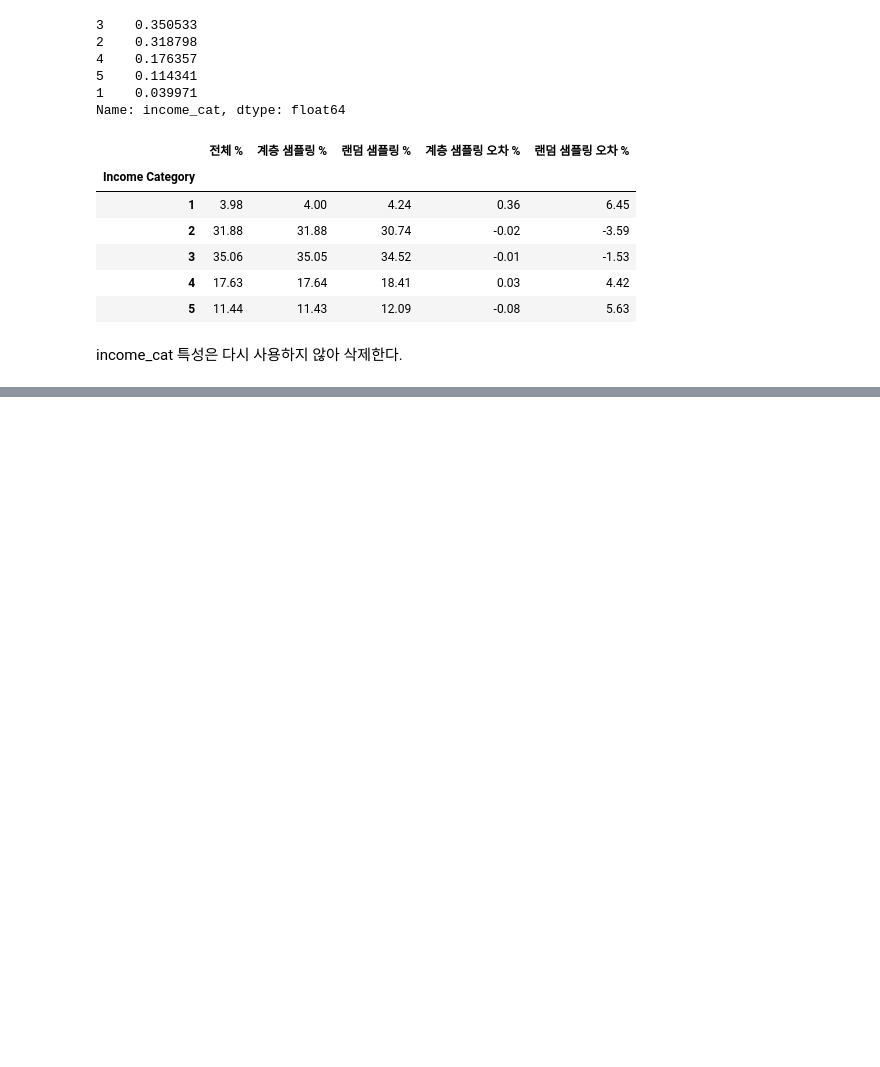
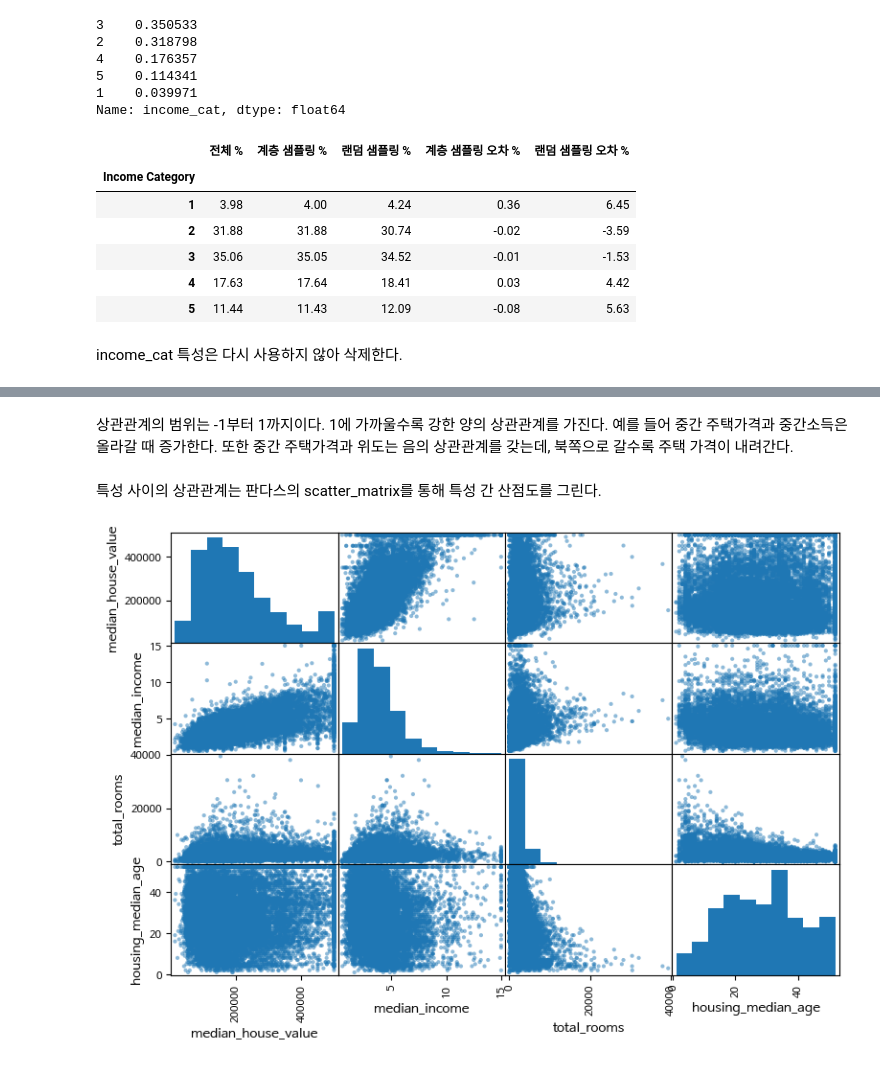
Before and after one commit to sheepjun96/Hands_On-Maching-Learning, a Jupyter notebook: 2장_머신러닝_프로젝트_처음부터_끝까지.ipynb, the cells around one changed output, grey strips where cells are left out. Saved outputs shown, nothing was run; the diff lists cells and outputs as text; code cells hidden in the pictures; blank space fills up the shorter version.

```diff
--- a/2장_머신러닝_프로젝트_처음부터_끝까지.ipynb
+++ b/2장_머신러닝_프로젝트_처음부터_끝까지.ipynb
@@ -216,0 +270,13 @@ for set_ in (strat_train_set, strat_test_set):
+# %% [markdown]
+상관관계의 범위는 -1부터 1까지이다. 1에 가까울수록 강한 양의 상관관계를 가진다. 예를 들어 중간 주택가격과 중간소득은 올라갈 때 증가한다. 또한 중간 주택가격과 위도는 음의 상관관계를 갖는데, 북쪽으로 갈수록 주택 가격이 내려간다.
+# %% [markdown]
+특성 사이의 상관관계는 판다스의 scatter_matrix를 통해 특성 간 산점도를 그린다.
+# %%
+from pandas.plotting import scatter_matrix
+
+attributes = ["median_house_value", "median_income", "total_rooms",
+              "housing_median_age"]
+scatter_matrix(housing[attributes], figsize=(9,6))
+plt.show()
+# %% [output]
+[figure, added]
```
Also changed, not shown: parts of 21 cells of this notebook.
